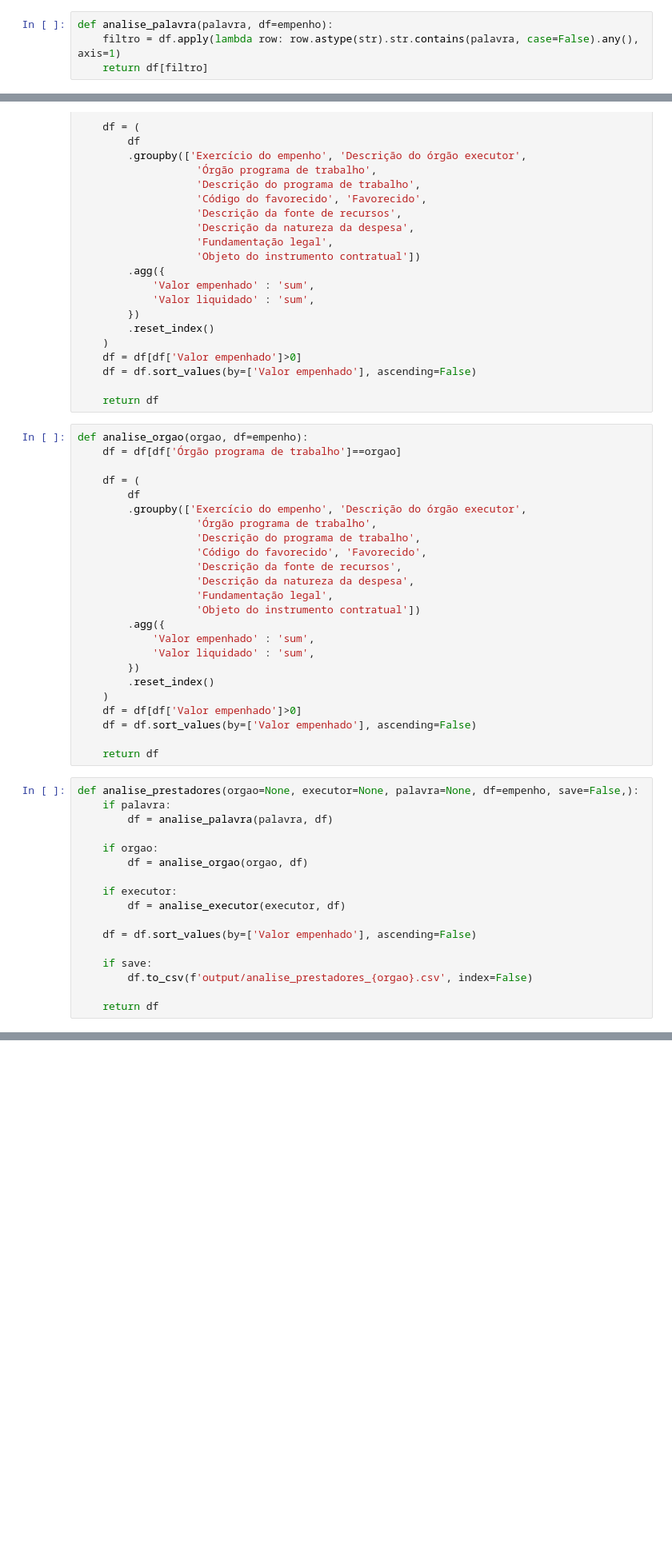
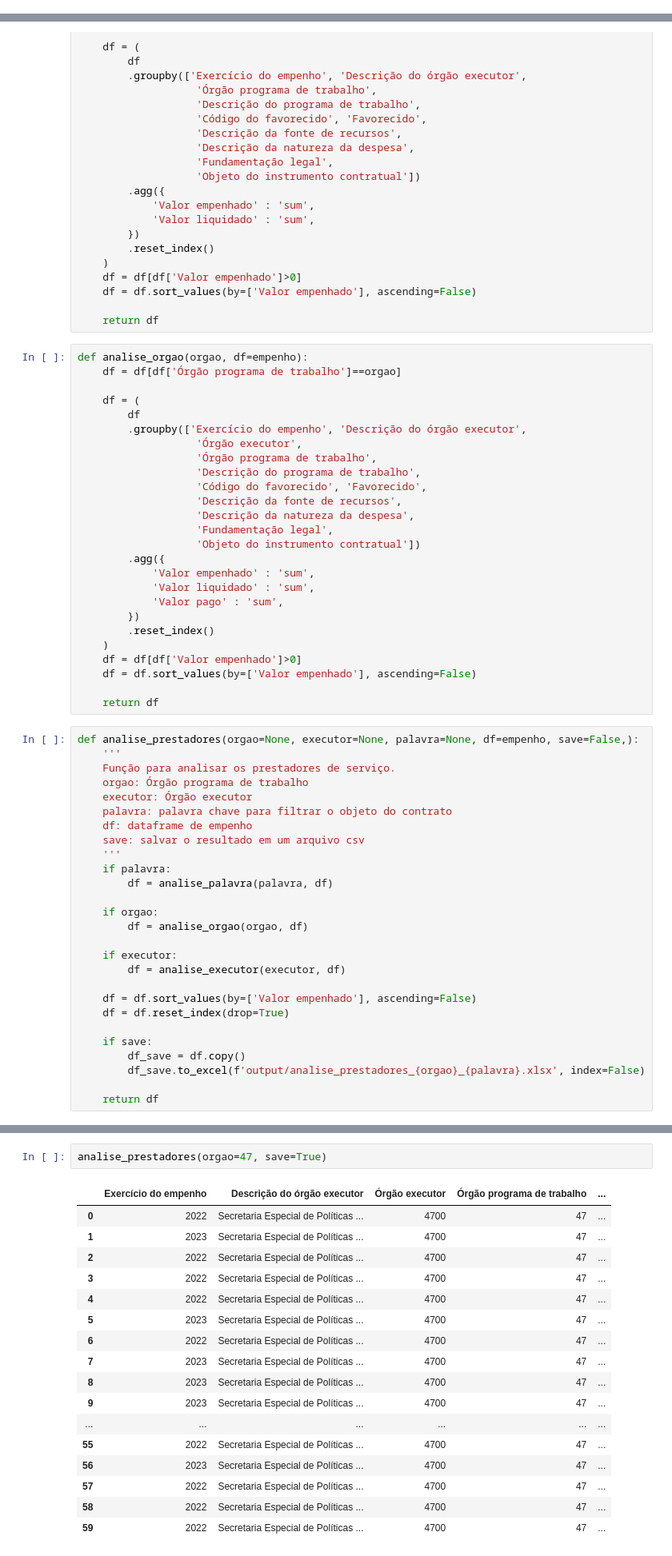
Before and after one commit to gabriel-zelesco/orcamento_rio, a Jupyter notebook: ldo_2024/analise_ldo.ipynb, the cells around one changed output, grey strips where cells are left out. Shown: that part at 80% size. Cells and saved outputs as stored; diff of their text form; blank space fills up the shorter version.

```diff
--- a/ldo_2024/analise_ldo.ipynb
+++ b/ldo_2024/analise_ldo.ipynb
@@ -179,7 +190,3 @@ empenho.head(2)
-# %%
-def analise_palavra(palavra, df=empenho):
-    filtro = df.apply(lambda row: row.astype(str).str.contains(palavra, case=False).any(), axis=1)
-    return df[filtro]
 # %%
 def analise_palavra(palavra, df=empenho):
     df = df[df.apply(lambda row: row.astype(str).str.contains(palavra, case=False).any(), axis=1)]
@@ -215,6 +222,7 @@ def analise_orgao(orgao, df=empenho):
     df = (
         df
         .groupby(['Exercício do empenho', 'Descrição do órgão executor',
+                   'Órgão executor',
                    'Órgão programa de trabalho',
                    'Descrição do programa de trabalho',
                    'Código do favorecido', 'Favorecido',
@@ -225,6 +233,7 @@ def analise_orgao(orgao, df=empenho):
         .agg({
             'Valor empenhado' : 'sum',
             'Valor liquidado' : 'sum',
+            'Valor pago' : 'sum',
         })
         .reset_index()
     )
@@ -234,6 +243,14 @@ def analise_orgao(orgao, df=empenho):
     return df
 # %%
 def analise_prestadores(orgao=None, executor=None, palavra=None, df=empenho, save=False,):
+    '''
+    Função para analisar os prestadores de serviço.
+    orgao: Órgão programa de trabalho
+    executor: Órgão executor
+    palavra: palavra chave para filtrar o objeto do contrato
+    df: dataframe de empenho
+    save: salvar o resultado em um arquivo csv
+    '''
     if palavra:
         df = analise_palavra(palavra, df)
 
@@ -244,8 +261,10 @@ def analise_prestadores(orgao=None, executor=None, palavra=None, df=empenho, sav
         df = analise_executor(executor, df)
 
     df = df.sort_values(by=['Valor empenhado'], ascending=False)
+    df = df.reset_index(drop=True)
 
     if save:
-        df.to_csv(f'output/analise_prestadores_{orgao}.csv', index=False)
+        df_save = df.copy()
+        df_save.to_excel(f'output/analise_prestadores_{orgao}_{palavra}.xlsx', index=False)
 
     return df
@@ -268,0 +276,20 @@ empenho.head(2)
+# %%
+analise_prestadores(orgao=47, save=True)
+# %% [output]
+|  | Exercício do empenho | Descrição do órgão executor | Órgão executor | Órgão programa de trabalho | ... |
+| 0 | 2022 | Secretaria Especial de Políticas ... | 4700 | 47 | ... |
+| 1 | 2023 | Secretaria Especial de Políticas ... | 4700 | 47 | ... |
+| 2 | 2022 | Secretaria Especial de Políticas ... | 4700 | 47 | ... |
+| 3 | 2022 | Secretaria Especial de Políticas ... | 4700 | 47 | ... |
+| 4 | 2022 | Secretaria Especial de Políticas ... | 4700 | 47 | ... |
+| 5 | 2023 | Secretaria Especial de Políticas ... | 4700 | 47 | ... |
+| 6 | 2022 | Secretaria Especial de Políticas ... | 4700 | 47 | ... |
+| 7 | 2023 | Secretaria Especial de Políticas ... | 4700 | 47 | ... |
+| 8 | 2023 | Secretaria Especial de Políticas ... | 4700 | 47 | ... |
+| 9 | 2023 | Secretaria Especial de Políticas ... | 4700 | 47 | ... |
+| ... | ... | ... | ... | ... | ... |
+| 55 | 2022 | Secretaria Especial de Políticas ... | 4700 | 47 | ... |
+| 56 | 2023 | Secretaria Especial de Políticas ... | 4700 | 47 | ... |
+| 57 | 2022 | Secretaria Especial de Políticas ... | 4700 | 47 | ... |
+| 58 | 2022 | Secretaria Especial de Políticas ... | 4700 | 47 | ... |
+| 59 | 2022 | Secretaria Especial de Políticas ... | 4700 | 47 | ... |
```
Also changed, not shown: parts of 15 cells of this notebook.
